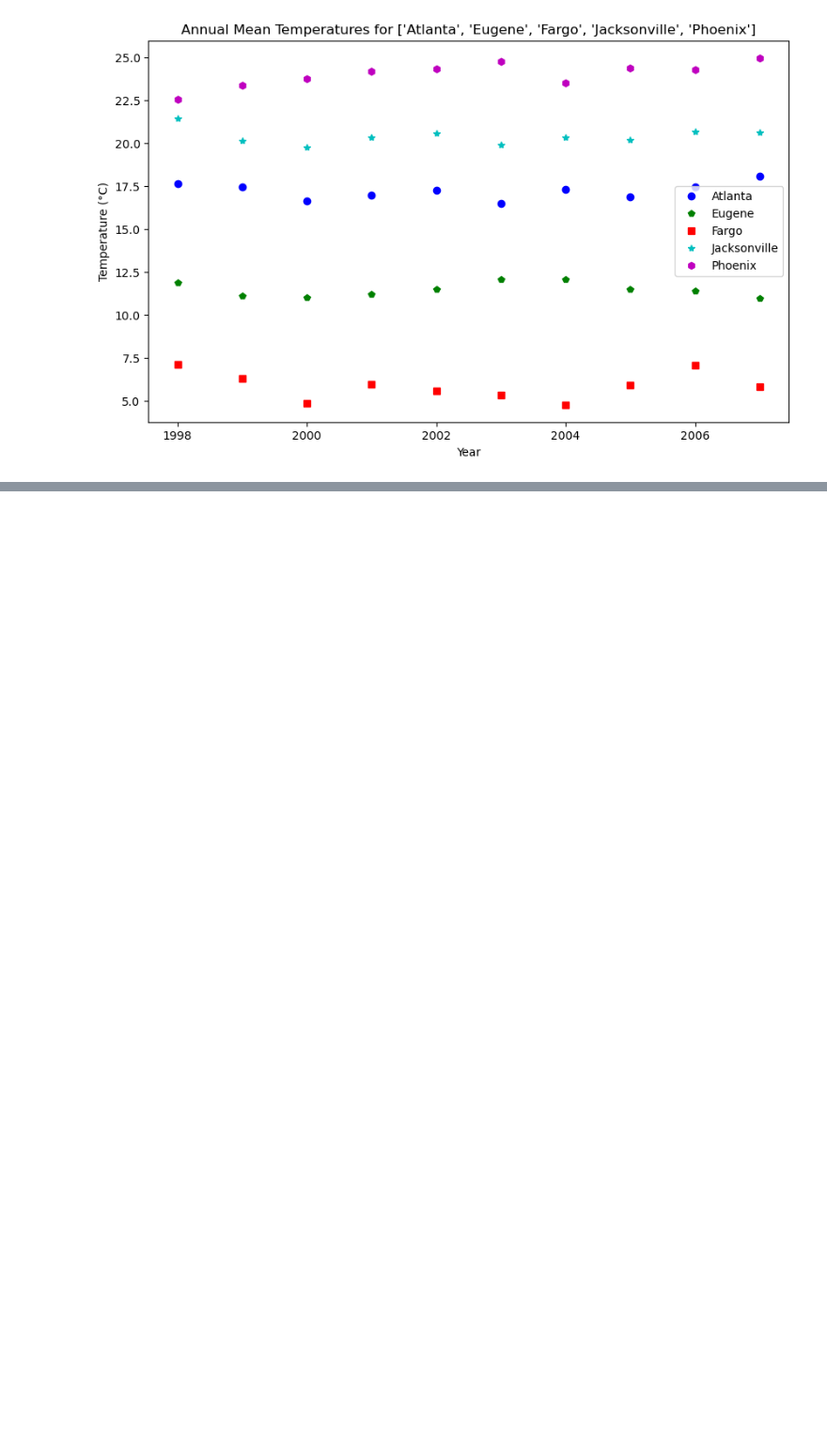
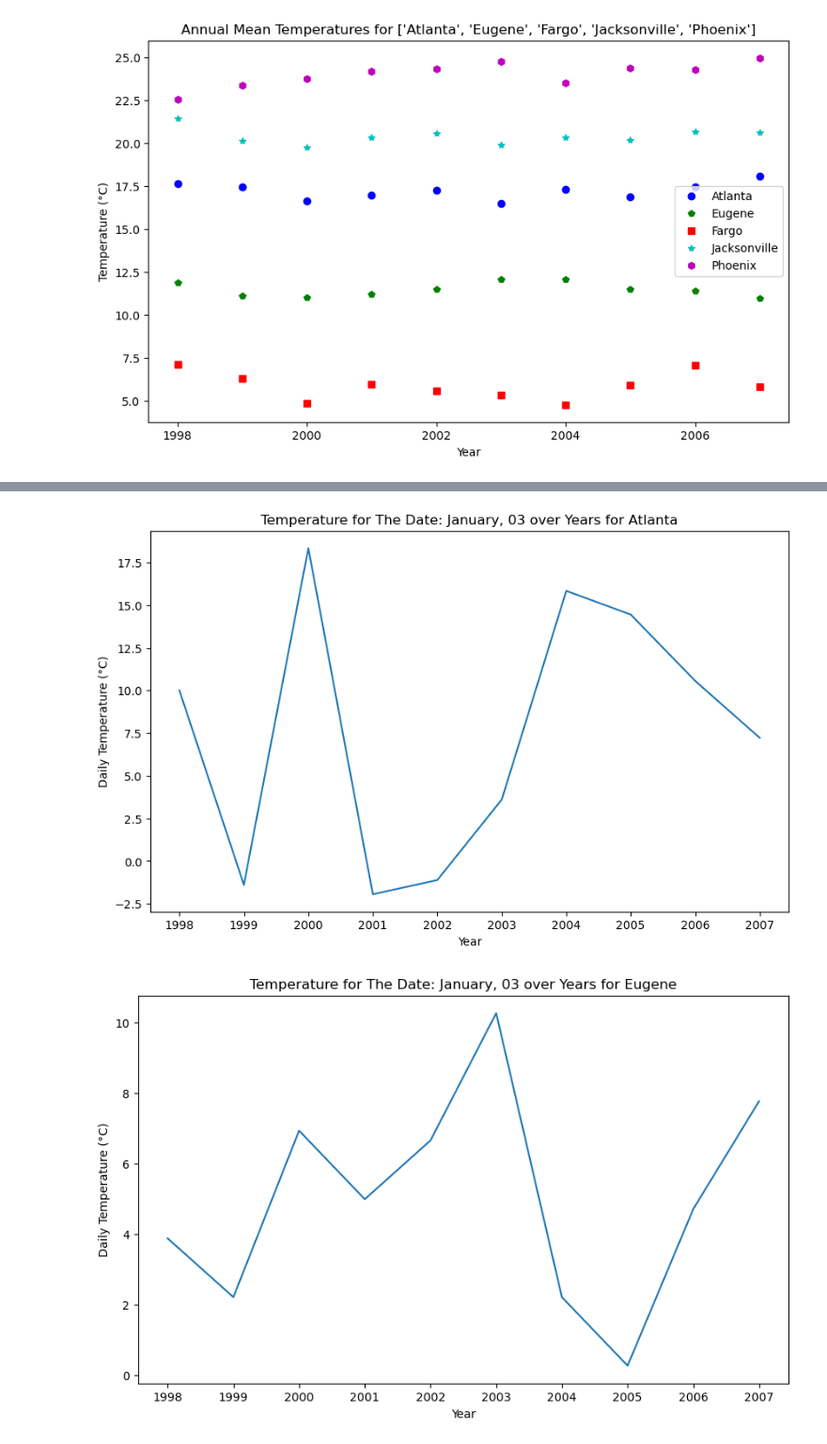
Before and after one commit to carloscaeduardo/Assignment4ML, a Jupyter notebook: A4starter/Assignment.ipynb, the cells around one changed output, grey strips where cells are left out. Shown at 94% size. Saved outputs shown, nothing was run; the diff lists cells and outputs as text; code cells hidden in the pictures; blank space fills up the shorter version.

```diff
--- a/A4starter/Assignment.ipynb
+++ b/A4starter/Assignment.ipynb
@@ -88,0 +118,8 @@ pc.annual_means_combined(cities,years,patterns)
+# %%
+#test single_day_per_city()
+month = '01'
+day='03'
+pc.single_day_per_city(cities, years, month,day )
+# %% [output]
+[figure, added]
+[figure, added]
```
Also changed, not shown: parts of 11 cells of this notebook, 25 other files.
